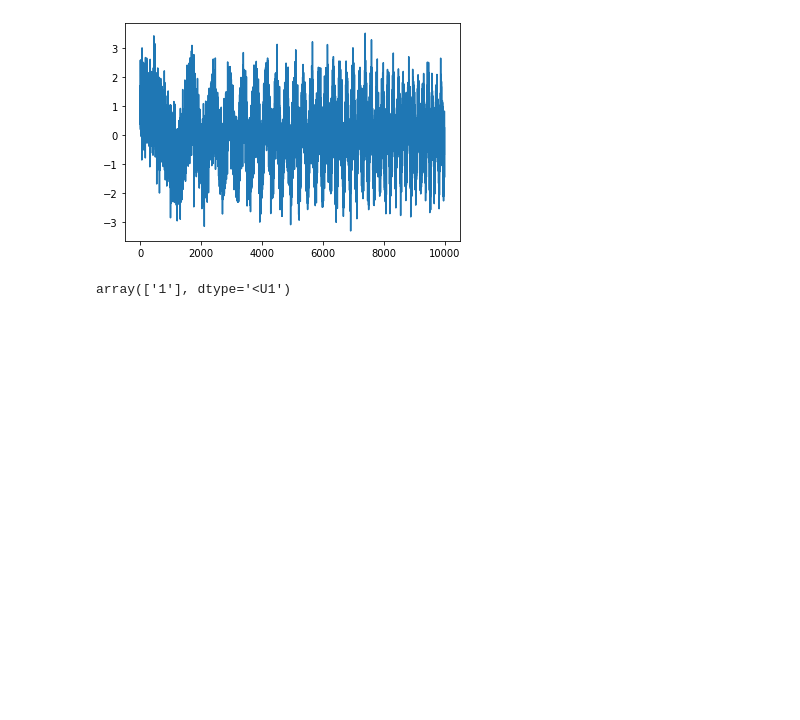
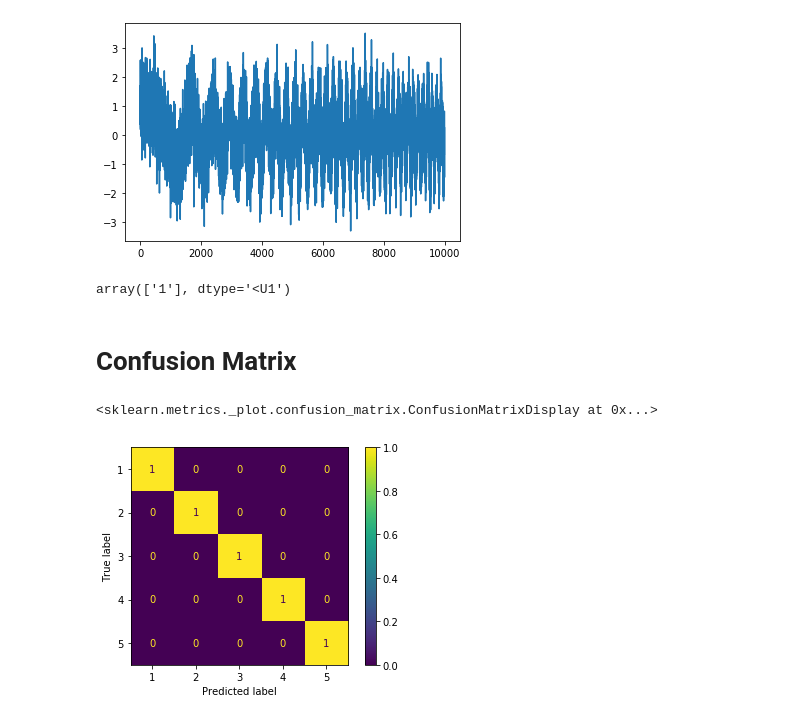
Before and after one commit to omarimran2000/Machine-Learning-for-Chirp-Detection, a Jupyter notebook: CHIRP.ipynb, the cells around one changed output. Cells and saved outputs as stored; diff of their text form; code cells hidden in the pictures; blank space fills up the shorter version.

Commit message:
Added confusion matrix

```diff
--- a/CHIRP.ipynb
+++ b/CHIRP.ipynb
@@ -167,3 +168,20 @@ x_predict = np.array(match_filter).reshape(1,-1)
 clf.predict(x_predict)
 # %% [output]
 array(['1'], dtype='<U1')
+# %% [markdown]
+# Confusion Matrix
+# %%
+snr = 10
+whiteNoisePoints = complexWhiteNoise(nSamples)/(10**(snr/20))
+# %%
+X_test = [chirp([0,1],nSamples,samplingFrequency) + whiteNoisePoints,chirp([0,2],nSamples,samplingFrequency) + whiteNoisePoints,
+         chirp([0,3],nSamples,samplingFrequency) + whiteNoisePoints,chirp([0,4],nSamples,samplingFrequency) + whiteNoisePoints,
+         chirp([0,5],nSamples,samplingFrequency) + whiteNoisePoints]
+X_test = [allAbsMFOutputs(i,list_of_chirps) for i in X_test]
+# %%
+y_test = ['1','2','3','4','5']
+# %%
+plot_confusion_matrix(clf,X_test,y_test)
+# %% [output]
+<sklearn.metrics._plot.confusion_matrix.ConfusionMatrixDisplay at 0x...>
+[figure, added]
```
Also changed, not shown: parts of 1 cell of this notebook.
